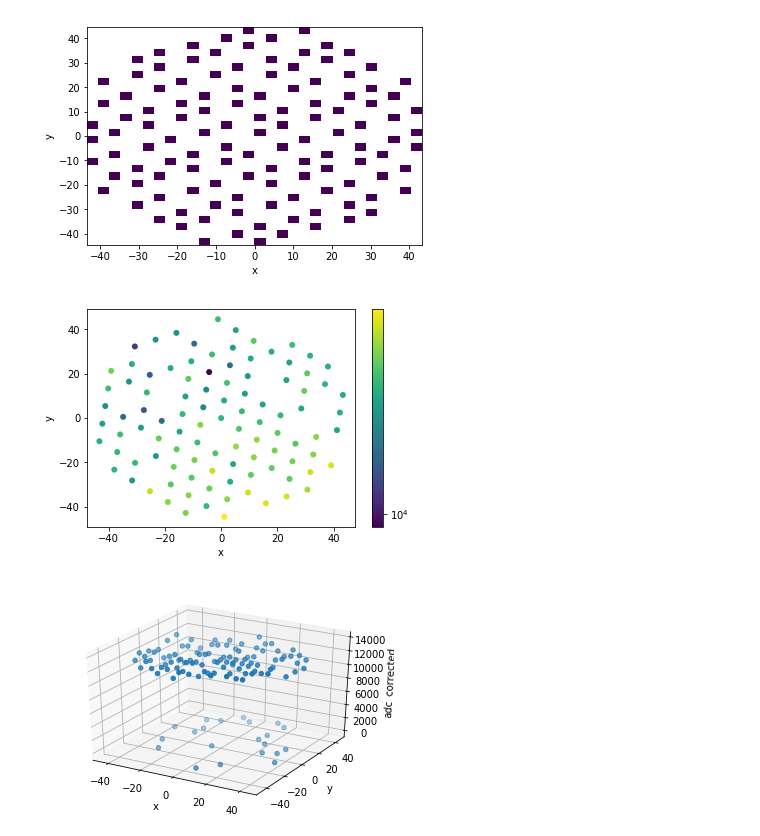
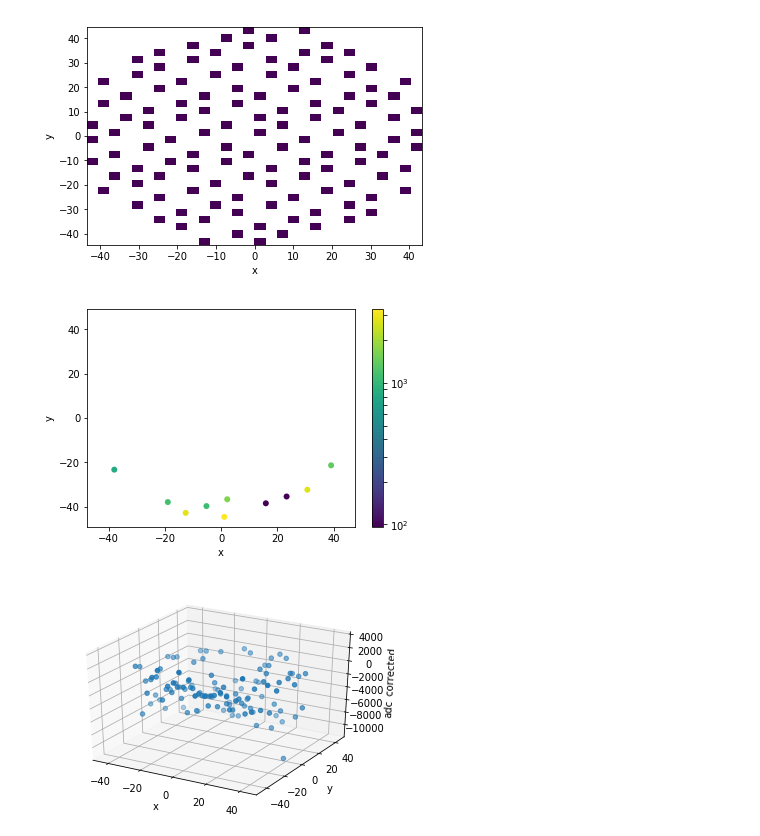
Before and after one commit to wesselrijk/XENON1T_NikhefProject, a Jupyter notebook: DataAnalysis/Hit_pattern-adc_corrected.ipynb, the cells around one changed output. Drawn from its saved outputs; the diff is of its cells as text; code cells hidden in the pictures.

```diff
--- a/DataAnalysis/Hit_pattern-adc_corrected.ipynb
+++ b/DataAnalysis/Hit_pattern-adc_corrected.ipynb
@@ -108,7 +106,7 @@ def Waveform(raw,eventnr):
     channellist.sort(key= myFunc) #["adc_corrected"])
     return t, ts, channellist, minchannel, counter
 # %%
-(t, ts, channellist, minchannel, counter) = Waveform(NG,4)
+(t, ts, channellist, minchannel, counter) = Waveform(Rn220,4)
 # %%
 print(minchannel)
 print(len(channellist))
@@ -154,22 +148,22 @@ points = plt.scatter(xhist,yhist,c=adchist,norm=mpl.colors.LogNorm(),lw=0)
 plt.colorbar(points)
 ax.set_xlabel("x")
 ax.set_ylabel("y")
-fname = 'NG_hitpatternBOTTOM_corrected_Event4.png'
+fname = 'Rn_hitpatternBOTTOM_corrected_Event4.png'
 fig.savefig(fname, dpi = (200))
 # %% [output]
-[figure, old version]
+[figure, new version]
 # %%
 #3d plot
 from mpl_toolkits.mplot3d import Axes3D
 ax = plt.subplot(projection='3d')
 ax.scatter(xhist, yhist, adchist)
 
 ax.set_xlabel('x')
 ax.set_ylabel('y')
 ax.set_zlabel('adc_corrected')
 
 plt.show()
-fname = 'NG4BOTTOM_3dScatter.png'
+fname = 'Rn4BOTTOM_3dScatter.png'
 fig.savefig(fname, dpi = (200))
 # %% [output]
-[figure, old version]
+[figure, new version]
```
Also changed, not shown: parts of 4 cells of this notebook.
